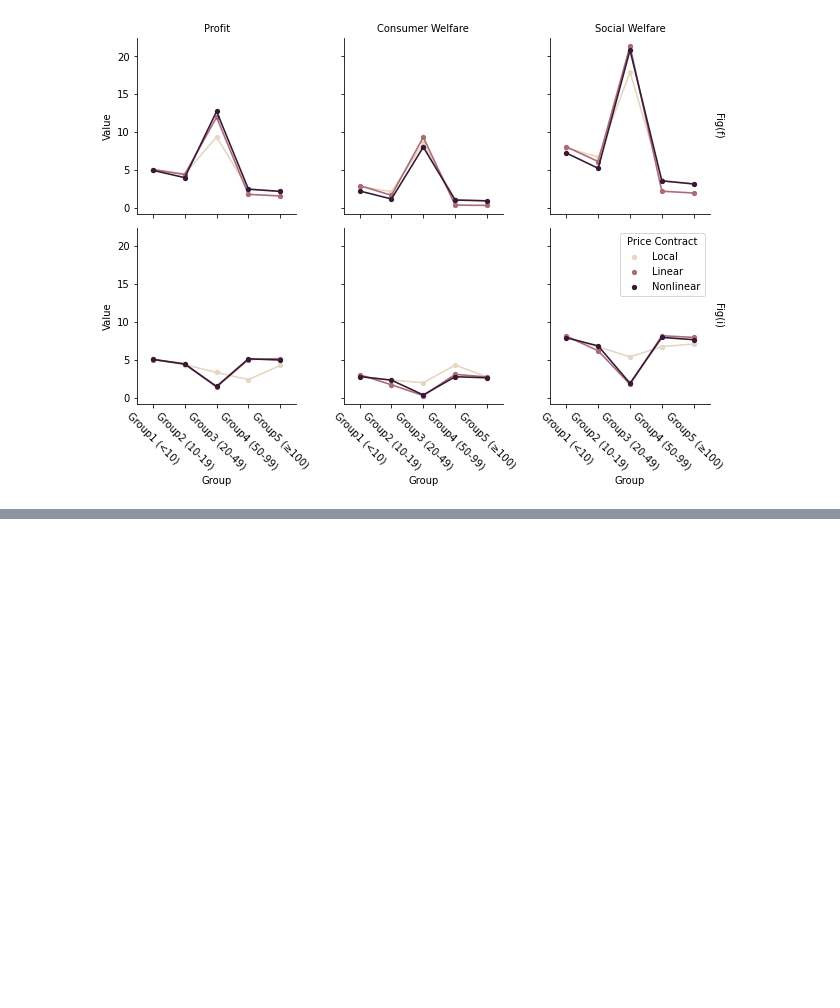
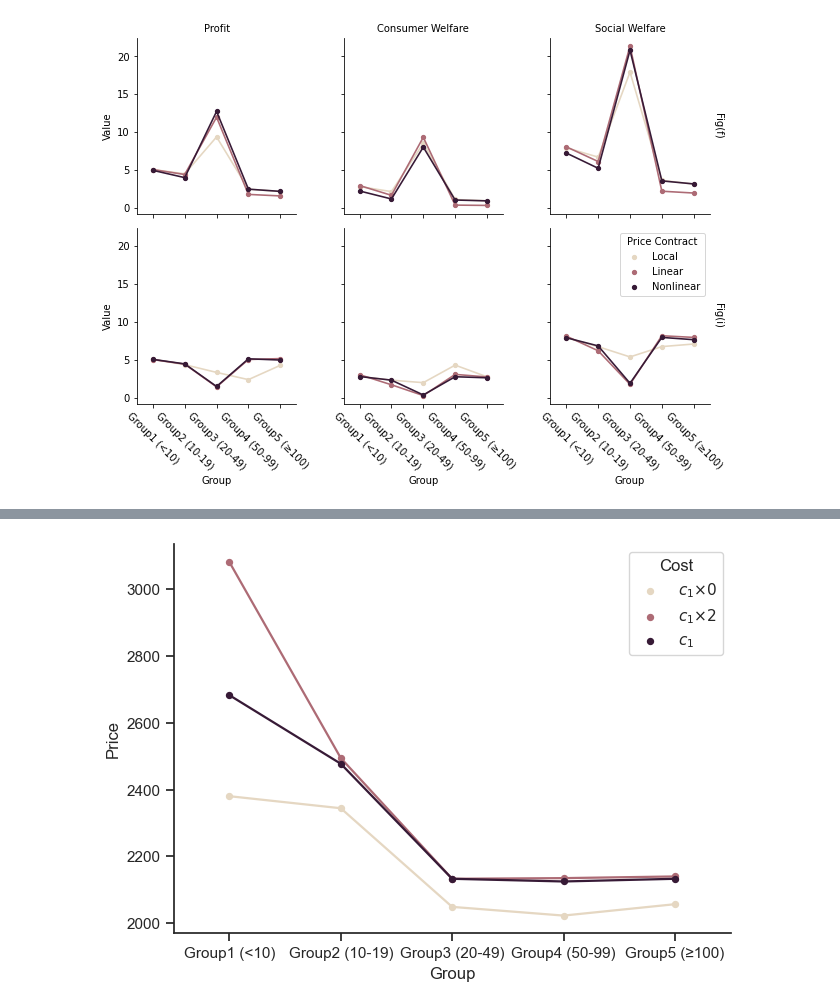
Before and after one commit to wanxii/nonlinear-pricing, a Jupyter notebook: welfare_groups.ipynb, the cells around one changed output, grey strips where cells are left out. Drawn from its saved outputs; the diff is of its cells as text; code cells hidden in the pictures; blank space fills up the shorter version.

```diff
--- a/welfare_groups.ipynb
+++ b/welfare_groups.ipynb
@@ -566,0 +610,19 @@ counter_fi3_1.savefig("fig/counter_lc_l_nl.svg", dpi=400)
+# %%
+def create_price_df(group_lst, price_lst, cost):
+    df = pd.DataFrame({"Group": group_lst,
+                       "Price": price_lst,
+                       "Cost": [cost] * len(group_lst)})
+    return(df)
+
+def create_price_lst(prices):
+    return([prices[2 * i] for i in range(int(len(prices)/2))])
+# %%
+groups = ["Group{}".format(i) for i in ["1 (<10)", "2 (10-19)",
+                                        "3 (20-49)", "4 (50-99)",
+                                        "5 (≥100)"]]
+
+cost = pd.DataFrame(columns=["Group", "Price", "Cost"])
+for c, p in {"$c_1 × 0$": c1x0P, "$c_1 × 2$": c1x2P, "$c_1$": nonlinP}.items():
+    cost = pd.concat([cost, create_price_df(groups, create_price_lst(p), c)])
+
+cost.head()
@@ -566,0 +636,7 @@ counter_fi3_1.savefig("fig/counter_lc_l_nl.svg", dpi=400)
+# %%
+custom_params = {"axes.spines.right": False, "axes.spines.top": False}
+sns.set_theme(style="ticks", rc=custom_params)
+sns.pointplot(x="Group", y="Price", data=cost,
+              hue="Cost", palette="ch:.25", scale=0.6);
+# %% [output]
+[figure, added]
```
Also changed, not shown: parts of 8 cells of this notebook.
